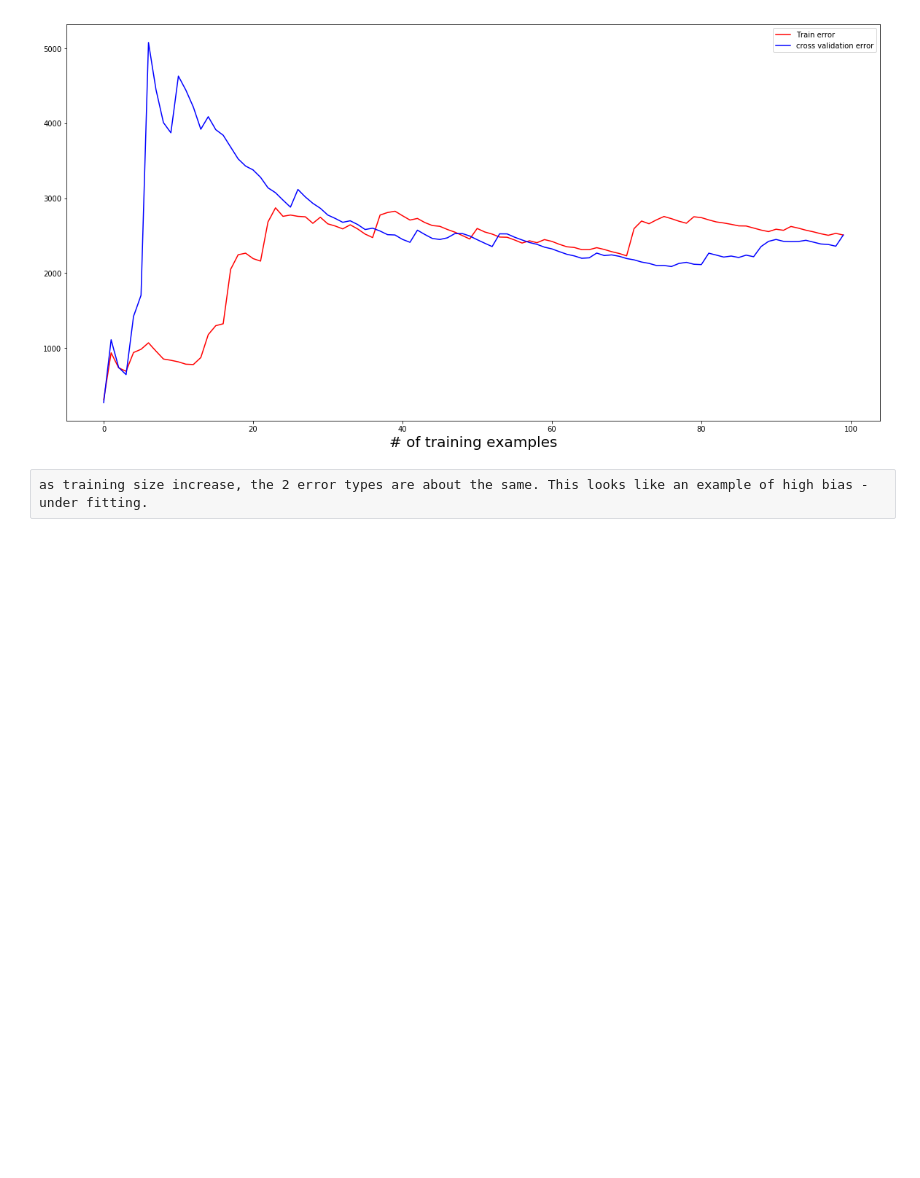
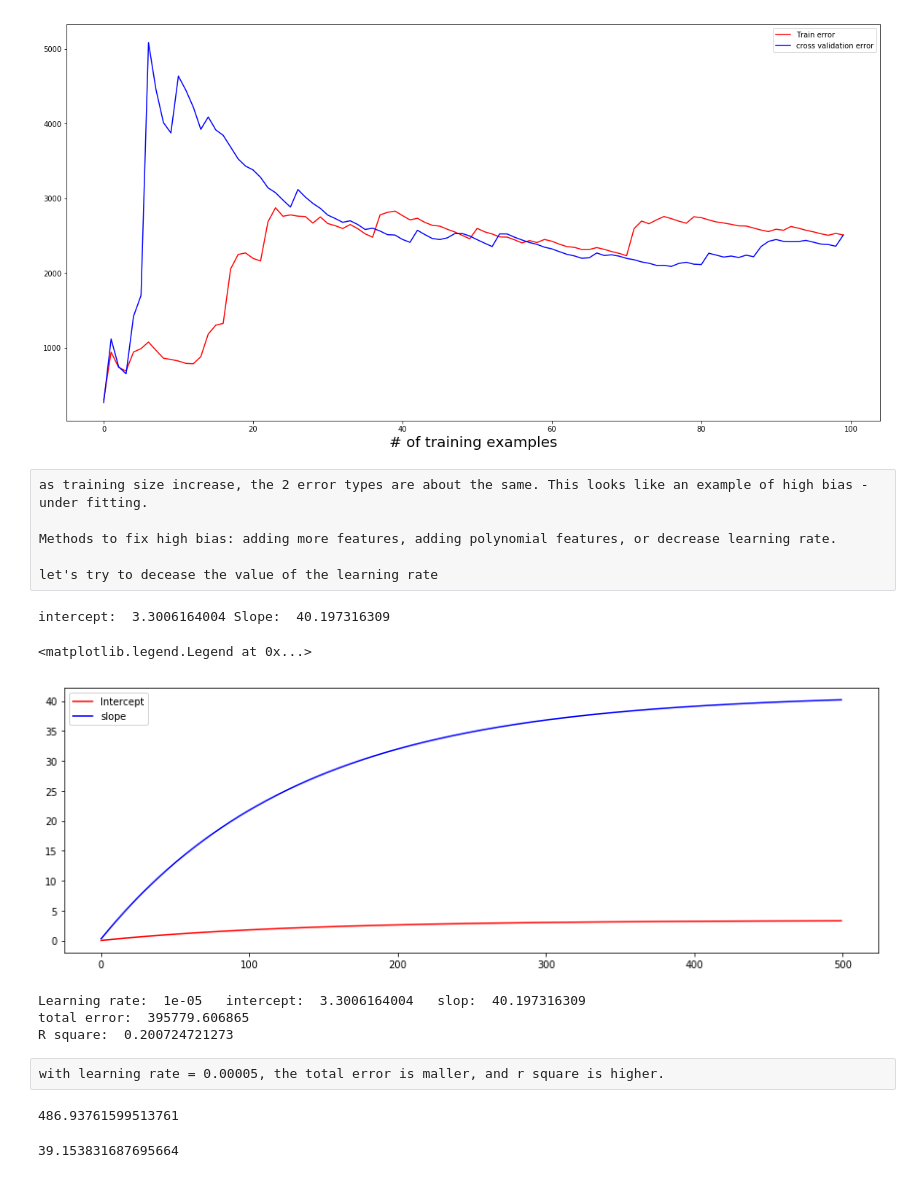
Before and after one commit to michaelzeng25/gradient-descent-on-app-and-yearly-spent, a Jupyter notebook: Gradient descent for simple linear regression.ipynb, the cells around one changed output. Drawn from its saved outputs; the diff is of its cells as text; code cells hidden in the pictures; blank space fills up the shorter version.

```diff
--- a/Gradient descent for simple linear regression.ipynb
+++ b/Gradient descent for simple linear regression.ipynb
@@ -237,3 +259,54 @@ plt.legend([a,b],['Train error', 'cross validation error'])
 [figure]
 # %% [raw]
 as training size increase, the 2 error types are about the same. This looks like an example of high bias - under fitting.
+
+Methods to fix high bias: adding more features, adding polynomial features, or decrease learning rate.
+
+let's try to decease the value of the learning rate
+# %%
+init_m = 0
+init_b1 = 0
+learning_rate2 = 0.00005 # ( last one was 0.001)
+store_m = []
+store_b1 = []
+# number of traiing example here is just 1(time on app), so 1/m is just 1
+
+
+# training set
+def minimize_m_b1(X_train2,y_train2, m, b1, learning_rate2):
+    N = int(len(X_train2))
+    minimize_m = m
+    minimize_b1 = b1
+    for i in range(0, len(X_train2)):
+        x = X_train2[i]
+        y = y_train2[i]
+        minimize_m += ( (m + b1 * x) - y)
+        minimize_b1 += ( (m + b1 * x) - y) * x
+    minimized_m = m - (learning_rate2 *(1/N) * minimize_m)
+    minimized_b1 = b1 - (learning_rate2 * (1/N) * minimize_b1)
+    store_m.append(minimized_m)
+    store_b1.append(minimized_b1)
+    return [minimized_m, minimized_b1]
+
+
+def run_minimize_m_b1(X_train2,y_train2,init_m, init_b1, learning_rate2, num_iteration):
+    m = init_m
+    b1 = init_b1
+    for i in range(num_iteration):
+        m,b1 = minimize_m_b1(X_train2,y_train2, m, b1, learning_rate2)
+    return [m, b1]
+
+
+[m, b1] = run_minimize_m_b1(X_train2,y_train2, init_m, init_b1, learning_rate2, num_iteration)
+print ("intercept: ",m, "Slope: ",b1)
+# %% [output]
+intercept:  3.3006164004 Slope:  40.197316309
+# %%
+# looks like 500 interations is overkilled.
+fig,ax = plt.subplots(figsize=(15,5))
+a, = ax.plot(store_m, color='red')
+b, = ax.plot(store_b1, color='blue')
+plt.legend([a,b],['Intercept', 'slope'])
+# %% [output]
+<matplotlib.legend.Legend at 0x...>
+[figure, added]
@@ -239,0 +322,11 @@ as training size increase, the 2 error types are about the same. This looks like
+# %%
+total_error = 0.0
+for i in range(len(y_test)):
+    total_error += (predicted_values[i] - y_test[i])**2
+print('Learning rate: ',learning_rates,'  intercept: ', m, '  slop: ',b1)
+print('total error: ', total_error)
+print('R square: ',metrics.r2_score(y_test, predicted_values))
+# %% [output]
+Learning rate:  1e-05   intercept:  3.3006164004   slop:  40.197316309
+total error:  395779.606865
+R square:  0.200724721273
@@ -239,0 +338,2 @@ as training size increase, the 2 error types are about the same. This looks like
+# %% [raw]
+with learning rate = 0.00005, the total error is maller, and r square is higher.
@@ -239,0 +345,9 @@ as training size increase, the 2 error types are about the same. This looks like
+# %%
+predict_v = np.array(predicted_values)
+predict_v.mean()
+# %% [output]
+486.93761599513761
+# %%
+predict_v.std()
+# %% [output]
+39.153831687695664
```
Also changed, not shown: parts of 15 cells of this notebook.
